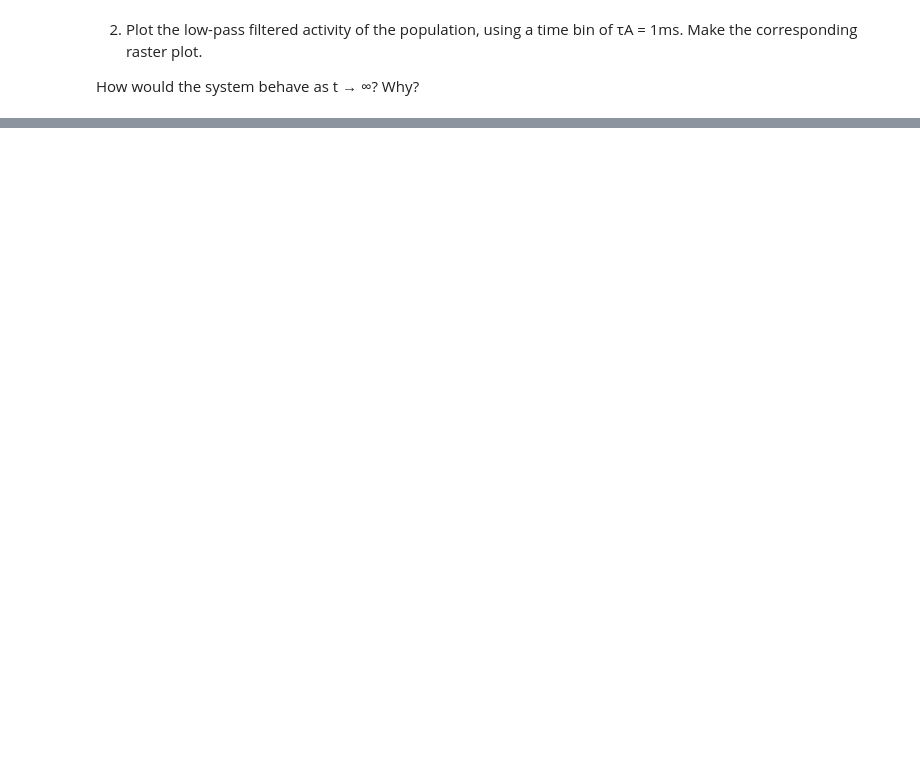
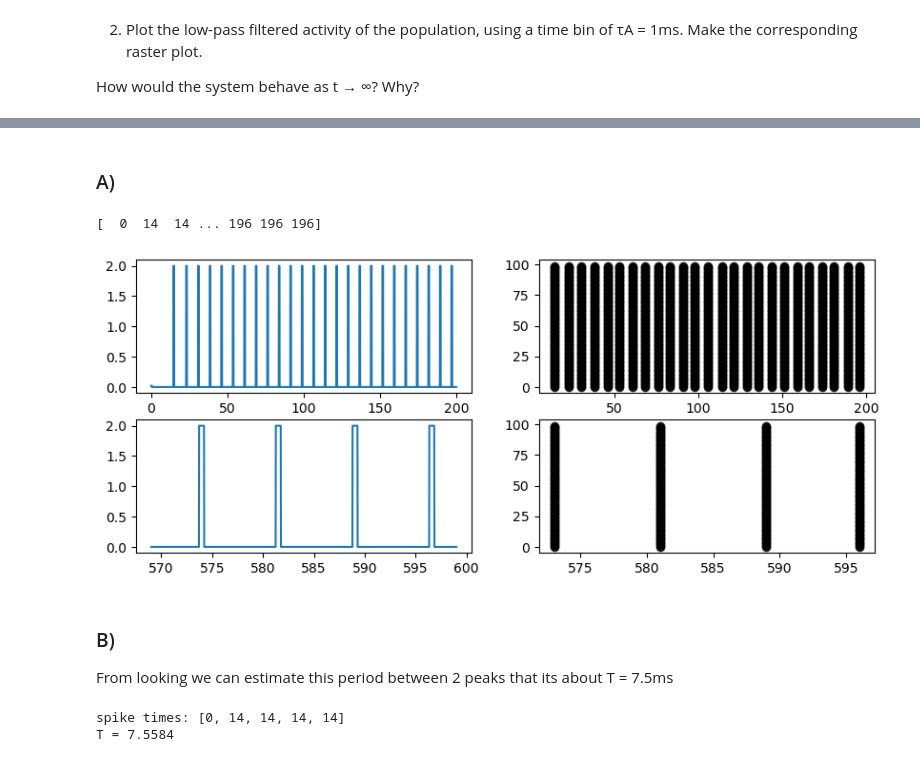
Before and after one commit to louisleger/neurodyn-MP2, a Jupyter notebook: MP2.ipynb, the cells around one changed output, grey strips where cells are left out. Saved outputs shown, nothing was run; the diff lists cells and outputs as text; code cells hidden in the pictures; blank space fills up the shorter version.

```diff
--- a/MP2.ipynb
+++ b/MP2.ipynb
@@ -92,0 +95,4 @@ plt.show()
+# %%
+delta = 5 #ms
+rise_time = 2 #ms
+J = 20 #mV
@@ -92,0 +148,61 @@ plt.show()
+# %% [markdown]
+### A)
+# %%
+Tf2 = 600
+# %%
+#A
+v_, ft = voltage_integration(np.random.uniform(v0, eta, size=N), 0, 0, Tf2, i_ext)
+# %%
+def plot_Q2(ft):
+    t_space2= np.linspace(0, Tf2, num = int(Tf2/dt))
+
+    activity = [(1/dt) * (len(ft[k])/N) for k in range(int(Tf2/dt))]
+    ta = 50
+    filtered_activity = np.convolve(activity, np.ones(ta), mode='same')/ta
+
+    raster_neurons = []
+    x_coords = []
+    for idx in range(Tf2):
+        neuron_idxs_firing = sum(ft[idx*2*ta: idx*2*ta + 2*ta], [])
+        raster_neurons.append(neuron_idxs_firing)
+
+        for n in neuron_idxs_firing:
+            x_coords.append(idx)
+
+
+    time_frames = [(0, 200), (569, 599)]
+    fig, ax = plt.subplots(2,2, figsize = (10, 4))
+
+    xcoords_np = np.array(x_coords)
+    raster_neurons_np = np.array([item for sublist in raster_neurons for item in sublist])
+
+    print(xcoords_np[xcoords_np < 200], )
+    for idx, timef in enumerate(time_frames):
+
+        ax[idx, 0].plot(t_space2[int(timef[0]/dt):int(timef[1]/dt)], filtered_activity[
+            int(timef[0]/dt):int(timef[1]/dt)])
+
+        ax[idx, 1].scatter(xcoords_np[(xcoords_np > timef[0]) & (xcoords_np < timef[1])], raster_neurons_np[
+            (xcoords_np > timef[0]) & (xcoords_np < timef[1])], c = "k", alpha = 0.7)
+    plt.show()
+
+plot_Q2(ft)
+# %% [output]
+[  0  14  14 ... 196 196 196]
+[figure, added]
+# %% [markdown]
+### B)
+From looking we can estimate this period between 2 peaks that its about T = 7.5ms
+# %%
+# To calculate this we can use our x_coords list which containts the times rounded up firing times
+print("spike times:", x_coords[:5])
+#sum all the unique values and average them by the number of spikes
+fireT = np.unique(x_coords)[1:]
+periods = []
+for idx in range(len(fireT) - 1):
+    periods.append(fireT[idx+1] - fireT[idx])
+
+print("T =", round(np.mean(periods), 4))
+# %% [output]
+spike times: [0, 14, 14, 14, 14]
+T = 7.5584
```
Also changed, not shown: parts of 11 cells of this notebook.
